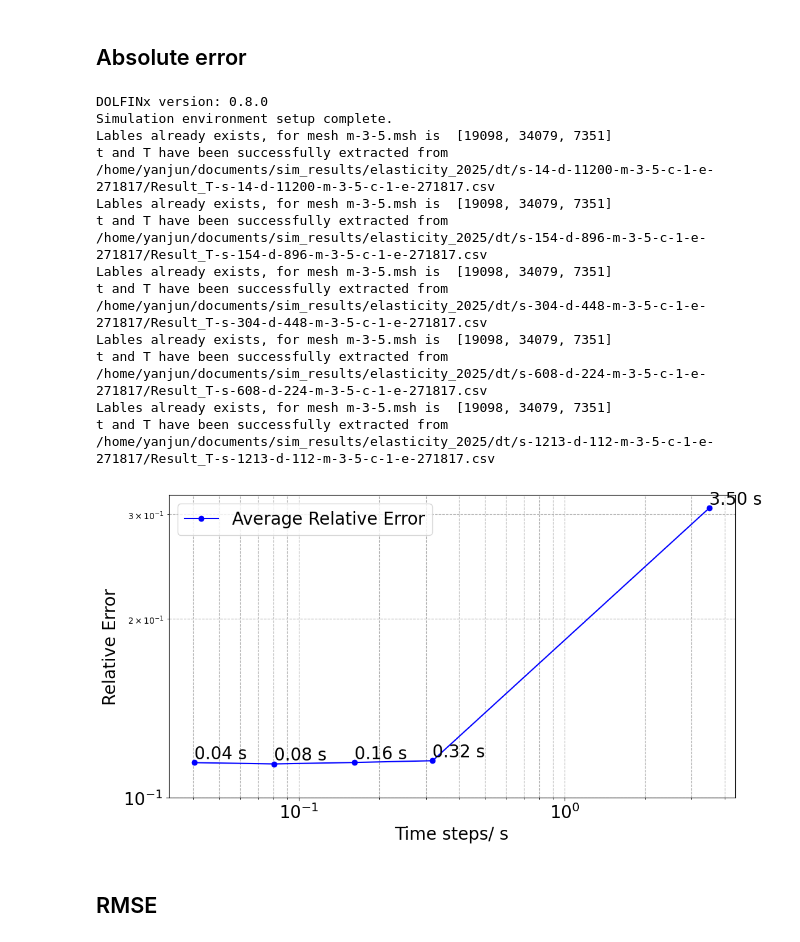
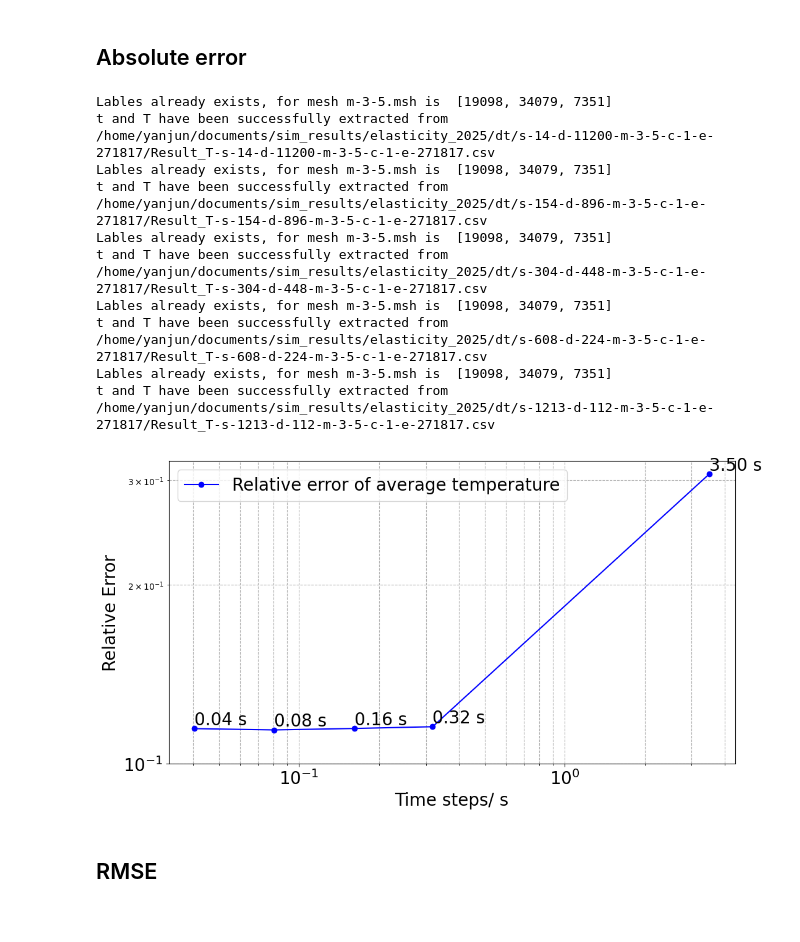
Before and after one commit to yanjun96/thermal_mechanics_fenicsx, a Jupyter notebook: analysis/thermal_elasetic/dt.ipynb, the cells around one changed output. Cells and saved outputs as stored; diff of their text form; code cells hidden in the pictures.

```diff
--- a/analysis/thermal_elasetic/dt.ipynb
+++ b/analysis/thermal_elasetic/dt.ipynb
@@ -140,7 +140,7 @@ marker_styles = ['o', 's', '^', 'v', '>', '<','d', '*', 'x', 'p' ]
 # Plot DOF vs Average Relative Error
 fontsize_global = 20
 plt.figure(figsize=(11, 6))
-plt.loglog(dt_list, avg_relative_errors, marker='o', linestyle='-', color='b', label="Average Relative Error")
+plt.loglog(dt_list, avg_relative_errors, marker='o', linestyle='-', color='b', label="Relative error of average temperature")
 
 for i in range(len(avg_relative_errors)):
     plt.text(dt_list[i], avg_relative_errors[i],f'{(dt_list[i]):.2f} s', ha='left', va='bottom', fontsize=fontsize_global)
@@ -148,36 +148,34 @@ for i in range(len(avg_relative_errors)):
 
 # Label the axes
 plt.xlabel('Time steps/ s', fontsize=fontsize_global)
 plt.ylabel('Relative Error', fontsize=fontsize_global)
 #plt.title('Relative Error vs Time Step',fontsize=fontsize_global)
 
 y_ticks = [10**i for i in range(-1, 0)]
 
 plt.xticks(fontsize=fontsize_global)
 plt.yticks(y_ticks , fontsize=fontsize_global)
 
 # Add grid and legend
 plt.grid(True, which="both", ls="--")
 plt.legend(fontsize=fontsize_global)
 plt.tight_layout()
 
 # Save and display the plot
 plt.savefig('relative_error_vs_dt.pdf')
 plt.show()
 # %% [output]
-DOLFINx version: 0.8.0
-Simulation environment setup complete.
 Lables already exists, for mesh m-3-5.msh is  [19098, 34079, 7351]
 t and T have been successfully extracted from /home/yanjun/documents/sim_results/elasticity_2025/dt/s-14-d-11200-m-3-5-c-1-e-271817/Result_T-s-14-d-11200-m-3-5-c-1-e-271817.csv
 Lables already exists, for mesh m-3-5.msh is  [19098, 34079, 7351]
 t and T have been successfully extracted from /home/yanjun/documents/sim_results/elasticity_2025/dt/s-154-d-896-m-3-5-c-1-e-271817/Result_T-s-154-d-896-m-3-5-c-1-e-271817.csv
 Lables already exists, for mesh m-3-5.msh is  [19098, 34079, 7351]
 t and T have been successfully extracted from /home/yanjun/documents/sim_results/elasticity_2025/dt/s-304-d-448-m-3-5-c-1-e-271817/Result_T-s-304-d-448-m-3-5-c-1-e-271817.csv
 Lables already exists, for mesh m-3-5.msh is  [19098, 34079, 7351]
 t and T have been successfully extracted from /home/yanjun/documents/sim_results/elasticity_2025/dt/s-608-d-224-m-3-5-c-1-e-271817/Result_T-s-608-d-224-m-3-5-c-1-e-271817.csv
 Lables already exists, for mesh m-3-5.msh is  [19098, 34079, 7351]
 t and T have been successfully extracted from /home/yanjun/documents/sim_results/elasticity_2025/dt/s-1213-d-112-m-3-5-c-1-e-271817/Result_T-s-1213-d-112-m-3-5-c-1-e-271817.csv
-[figure, old version]
+[figure, new version]
 # %% [markdown]
 ## RMSE
 # %%
```
Also changed, not shown: parts of 1 cell of this notebook, 2 other files.
